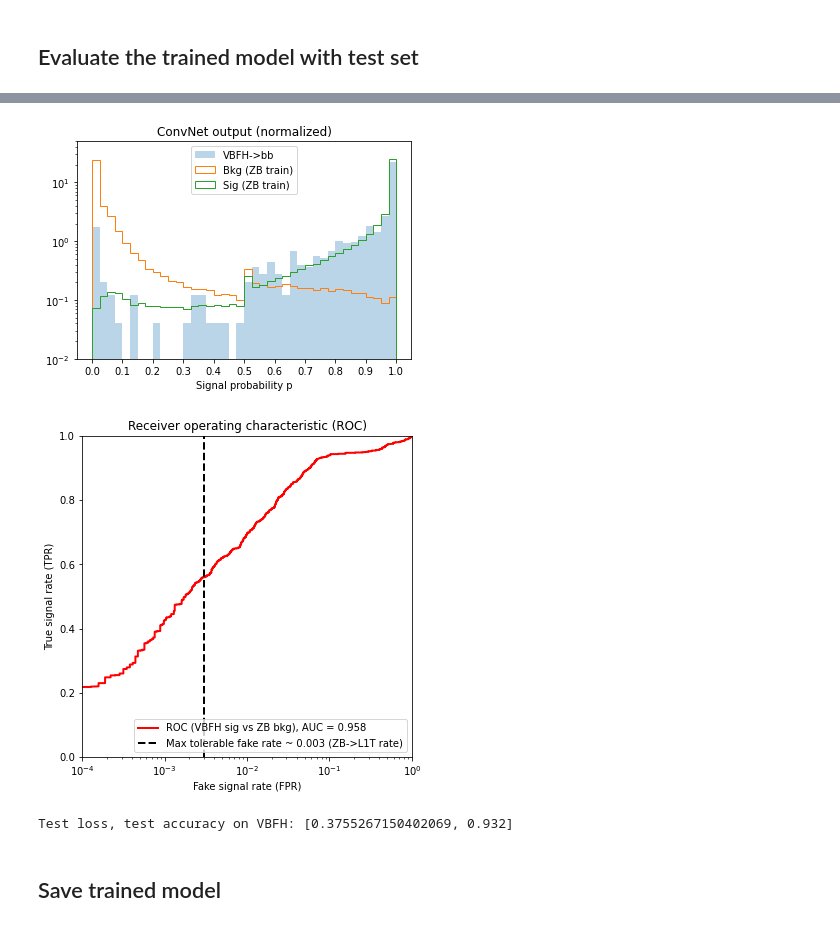
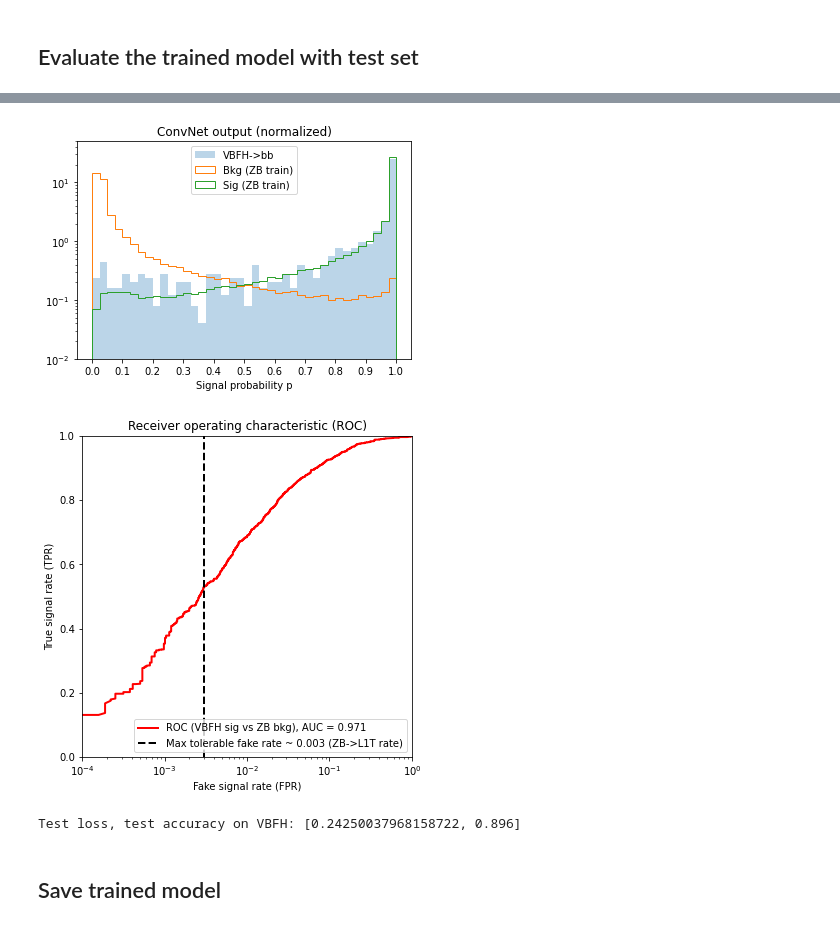
Before and after one commit to hftsoi/ML_CMSL1CaloTrigger, a Jupyter notebook: CNN_training.ipynb, the cells around one changed output, grey strips where cells are left out. Cells and saved outputs as stored; diff of their text form; code cells hidden in the pictures.

Commit message:
add 'event' column to vbfh for sorting, simplify rolling formula

```diff
--- a/CNN_training.ipynb
+++ b/CNN_training.ipynb
@@ -217,7 +301,7 @@ Event #: 122579
 # %%
 #Keep only (eta, phi, ET) as inputs for the moment
 df_zb_reduced = df_zb.drop(columns = ['event', 'position', 'electron', 'tau'])
-df_vbfh_reduced = df_vbfh.drop(columns = ['position', 'electron', 'tau'])#'Event' is missing in original csv
+df_vbfh_reduced = df_vbfh.drop(columns = ['event', 'position', 'electron', 'tau'])
 
 #Convert pandas dataframes to numpy arrays for easier manipulation
 #Array shape: # of events, # of Calo regions, (eta, phi, ET)
@@ -417,16 +501,12 @@ for i in range(X_test_reshaped.shape[0]):
     for j in range(18):
         for k in range(14):
             X_test_reshaped[i][j][k][0] = X_test[i][j*14+k][2]
+
+df_vbfh_reshaped = np.zeros((df_vbfh_reduced.shape[0], 18, 14, 1))
+for i in range(df_vbfh_reshaped.shape[0]):
+    for j in range(18):
+        for k in range(14):
+            df_vbfh_reshaped[i][j][k][0] = df_vbfh_reduced[i][j*14+k][2]
-# %%
-#In principle same treatment for all other samples
-#But the VBFH csv has 'event' column missing so it could not be sorted already the same way as the ZB
-#Slightly different formula needed, but same final format after re-shaping
-
-df_vbfh_reshaped = np.zeros((df_vbfh_reduced.shape[0], 18, 14, 1))
-for i in range(df_vbfh_reshaped.shape[0]):
-    for j in range(18):
-        for k in range(14):
-            df_vbfh_reshaped[i][j][k][0] = df_vbfh_reduced[i][(17-j)+k*18][2]
 # %%
 print("X_train_reshaped.shape: " + str(X_train_reshaped.shape))
 print("X_val_reshaped.shape: " + str(X_val_reshaped.shape))
@@ -477,7 +557,7 @@ model.compile(optimizer = 'adam', loss = 'binary_crossentropy', metrics = ['accu
 history = model.fit(X_train_reshaped, Y_train,
                     epochs = 5,
                     validation_data = (X_val_reshaped, Y_val),
-                    batch_size = 16)
+                    batch_size = 2048)
 # %% [output]
 Train on 189460 samples, validate on 63154 samples
 Epoch 1/5
@@ -595,37 +674,37 @@ X_mixed = np.concatenate((df_vbfh_reshaped, X_test_bkg))
 plt.hist(model.predict(df_vbfh_reshaped), density = 1, range = (0.0, 1.0), bins = 40, alpha = 0.3, label = 'VBFH->bb', log = True)
 plt.hist(model.predict(X_train_bkg), density = 1, range = (0.0, 1.0), bins = 40, label = 'Bkg (ZB train)', histtype = 'step')
 plt.hist(model.predict(X_train_sig), density = 1, range = (0.0, 1.0), bins = 40, label = 'Sig (ZB train)', histtype = 'step')
 plt.legend(loc = 'upper center')
 plt.title('ConvNet output (normalized)')
 plt.xlabel('Signal probability p')
 plt.xticks(np.arange(0, 1.1, step = 0.1))
 plt.ylim(1e-2,5e1)
 plt.show()
 
 # Plot ROC
 plt.figure(figsize = (13,13))
 Y_mixed_predict = model.predict(X_mixed)
 fpr, tpr, thresholds = roc_curve(Y_mixed, Y_mixed_predict)
 roc_auc = auc(fpr, tpr)
 axes = plt.subplot(2, 2, 1)
 axes.plot(fpr, tpr, lw = 2, color = 'red', label = 'ROC (VBFH sig vs ZB bkg), AUC = %.3f' % (roc_auc))
 #axes.plot([0, 1], [0, 1], linestyle = '--', lw = 2, color = 'black', label = 'random chance')
 axes.plot([0.003, 0.003], [0, 1], linestyle = '--', lw = 2, color = 'black', label = 'Max tolerable fake rate ~ 0.003 (ZB->L1T rate)')
 axes.set_xlim([0.0001, 1.0])
 axes.set_ylim([0, 1.0])
 axes.set_xscale(value = "log")
 axes.set_xlabel('Fake signal rate (FPR)')
 axes.set_ylabel('True signal rate (TPR)')
 axes.set_title('Receiver operating characteristic (ROC)')
 axes.legend(loc = "lower right")
 plt.show()
 
-results_vbfh = model.evaluate(df_vbfh_reshaped, Y_vbfh, verbose = 0, batch_size = 256)
+results_vbfh = model.evaluate(df_vbfh_reshaped, Y_vbfh, verbose = 0, batch_size = 1024)
 print("Test loss, test accuracy on VBFH:", results_vbfh)
 # %% [output]
-[figure, old version]
+[figure, new version]
-[figure, old version]
+[figure, new version]
-Test loss, test accuracy on VBFH: [0.3755267150402069, 0.932]
+Test loss, test accuracy on VBFH: [0.24250037968158722, 0.896]
 # %% [markdown]
 ## Save trained model
 # %%
```
Also changed, not shown: parts of 13 cells of this notebook, 4 other files.
